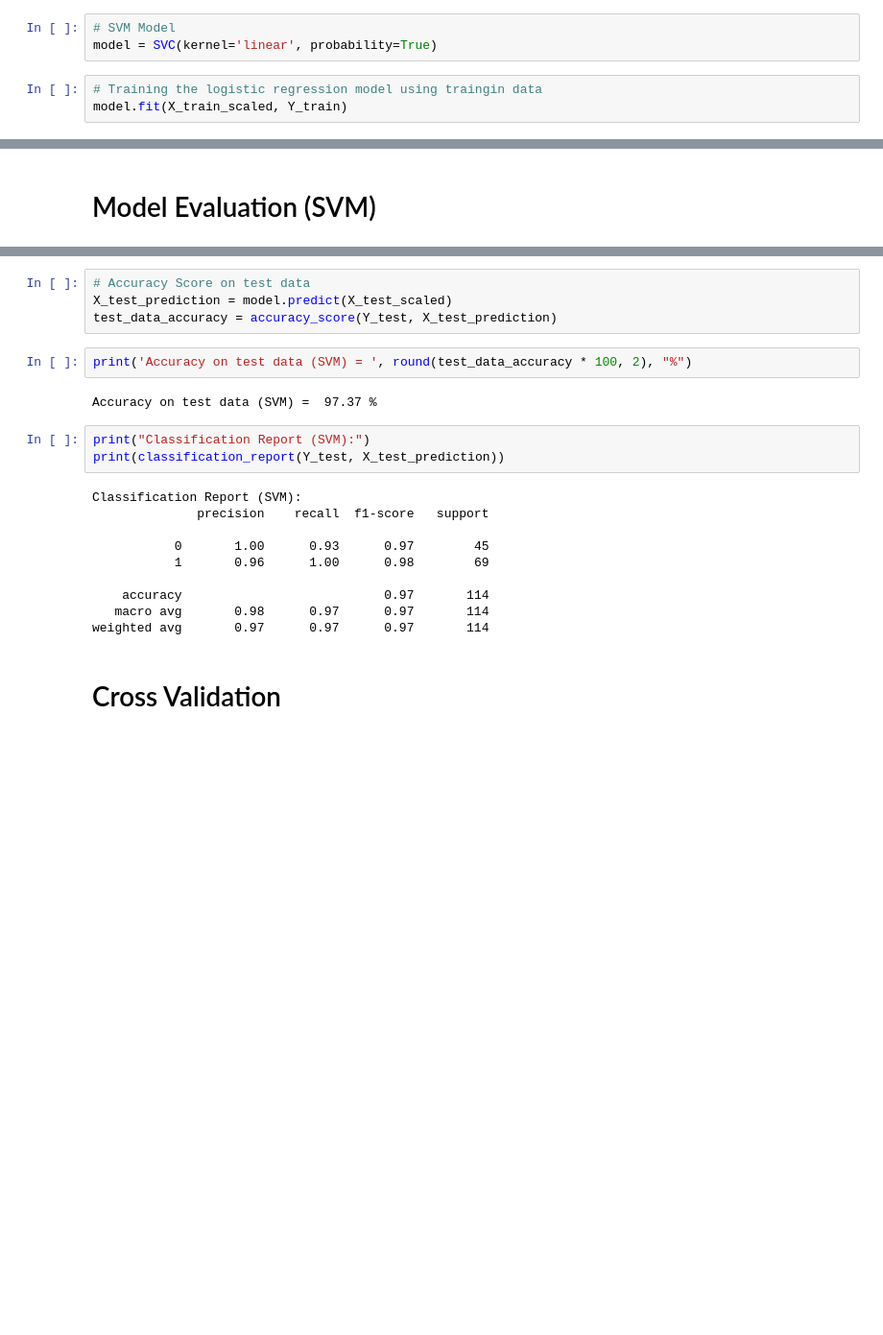
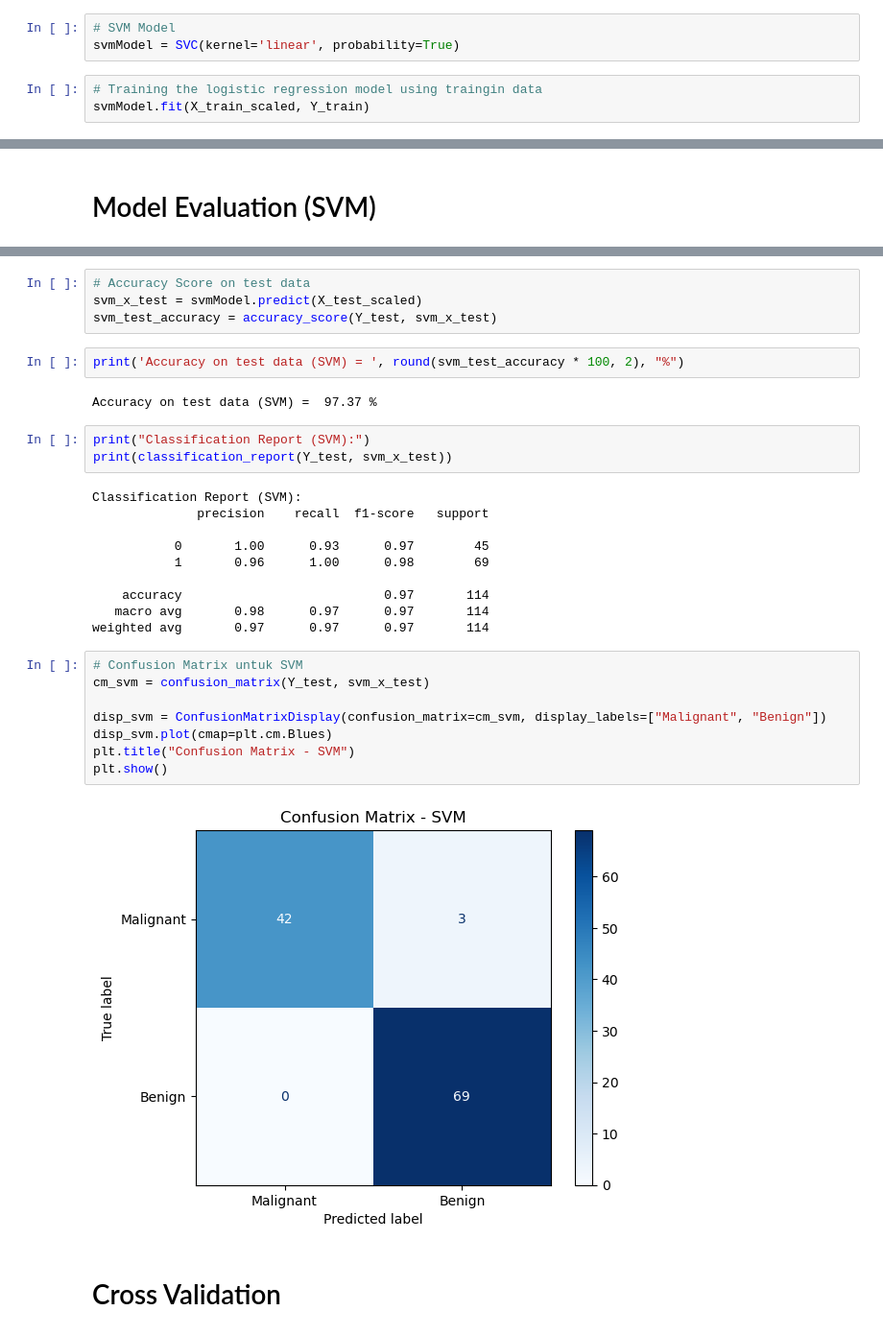
Before and after one commit to leonardwgk/Breast-Cancer-Detection, a Jupyter notebook: breastCancerDetection.ipynb, the cells around one changed output, grey strips where cells are left out. Shown at 96% size. Drawn from its saved outputs; the diff is of its cells as text; blank space fills up the shorter version.

```diff
--- a/breastCancerDetection.ipynb
+++ b/breastCancerDetection.ipynb
@@ -232,10 +242,10 @@ X_test_scaled = scaler.transform(X_test)
 # Model Training (SVM)
 # %%
 # SVM Model
-model = SVC(kernel='linear', probability=True)
+svmModel = SVC(kernel='linear', probability=True)
 # %%
 # Training the logistic regression model using traingin data
-model.fit(X_train_scaled, Y_train)
+svmModel.fit(X_train_scaled, Y_train)
 # %% [output]
 SVC(kernel='linear', probability=True)
 # %% [markdown]
@@ -250,15 +260,15 @@ print('Accuracy on training data (SVM) = ', round(training_data_accuracy * 100,
 Accuracy on training data (SVM) =  98.24 %
 # %%
 # Accuracy Score on test data
-X_test_prediction = model.predict(X_test_scaled)
-test_data_accuracy = accuracy_score(Y_test, X_test_prediction)
+svm_x_test = svmModel.predict(X_test_scaled)
+svm_test_accuracy = accuracy_score(Y_test, svm_x_test)
 # %%
-print('Accuracy on test data (SVM) = ', round(test_data_accuracy * 100, 2), "%")
+print('Accuracy on test data (SVM) = ', round(svm_test_accuracy * 100, 2), "%")
 # %% [output]
 Accuracy on test data (SVM) =  97.37 %
 # %%
 print("Classification Report (SVM):")
-print(classification_report(Y_test, X_test_prediction))
+print(classification_report(Y_test, svm_x_test))
 # %% [output]
 Classification Report (SVM):
               precision    recall  f1-score   support
@@ -269,6 +279,16 @@ Classification Report (SVM):
     accuracy                           0.97       114
    macro avg       0.98      0.97      0.97       114
 weighted avg       0.97      0.97      0.97       114
+# %%
+# Confusion Matrix untuk SVM
+cm_svm = confusion_matrix(Y_test, svm_x_test)
+
+disp_svm = ConfusionMatrixDisplay(confusion_matrix=cm_svm, display_labels=["Malignant", "Benign"])
+disp_svm.plot(cmap=plt.cm.Blues)
+plt.title("Confusion Matrix - SVM")
+plt.show()
+# %% [output]
+[figure, added]
 # %% [markdown]
 # Cross Validation
 # %%
```
Also changed, not shown: parts of 15 cells of this notebook, 10 other files.
